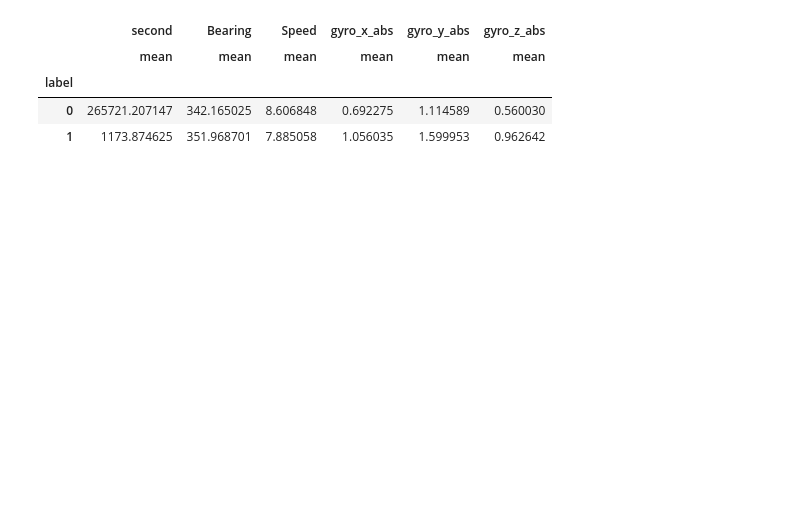
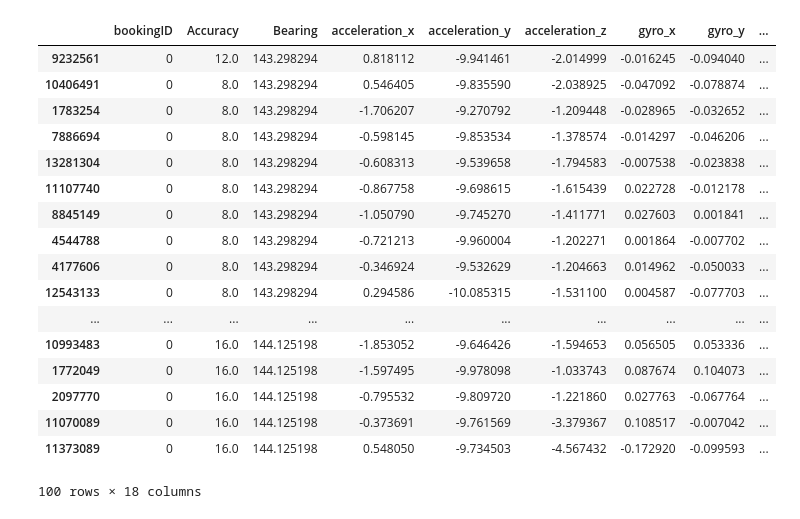
Before and after one commit to jtsw1990/grab-ai-safety, a Jupyter notebook: 1. Safety Challenge - Data reading.ipynb, the cells around one changed output. Drawn from its saved outputs; the diff is of its cells as text; code cells hidden in the pictures; blank space fills up the shorter version.

```diff
--- a/1. Safety Challenge - Data reading.ipynb
+++ b/1. Safety Challenge - Data reading.ipynb
@@ -90,8 +25,0 @@ plt.plot(booking_1_1["second"], booking_1_1["Speed"])
-# %%
-df["gyro_x_abs"] = np.abs(df["gyro_x"])
-df["gyro_y_abs"] = np.abs(df["gyro_y"])
-df["gyro_z_abs"] = np.abs(df["gyro_z"])
-
-df["acceleration_x_abs"] = np.abs(df["acceleration_x"])
-df["acceleration_y_abs"] = np.abs(df["acceleration_y"])
-df["acceleration_z_abs"] = np.abs(df["acceleration_z"])
@@ -97,0 +35,4 @@ df["acceleration_z_abs"] = np.abs(df["acceleration_z"])
+# %%
+df["max_acceleration"] = df[["acceleration_x", "acceleration_y", "acceleration_z"]].max(axis=1)
+df["max_gyro"] = df[["gyro_x", "gyro_y", "gyro_z"]].max(axis=1)
+df["Speed_abs"] = np.abs(df["Speed"])
@@ -97,0 +48,8 @@ df["acceleration_z_abs"] = np.abs(df["acceleration_z"])
+# %%
+df_sorted = df.sort_values(["bookingID", "second"])
+df_sorted["time_diffs"] = df_sorted["second"].diff()
+df_sorted["Bearing_diffs"] = df_sorted["Bearing"].diff()
+mask = df_sorted["bookingID"] != df_sorted["bookingID"].shift(1)
+df_sorted["time_diffs"][mask] = 0
+df_sorted["Bearing_diffs"][mask] = 0
+df_sorted["distance_covered"] = df_sorted["Speed_abs"] * df_sorted["time_diffs"]
@@ -98 +64,22 @@ df["acceleration_z_abs"] = np.abs(df["acceleration_z"])
+# %%
+df_sorted.head(100)
+# %% [output]
+|  | bookingID | Accuracy | Bearing | acceleration_x | acceleration_y | acceleration_z | gyro_x | gyro_y | ... |
+| 9232561 | 0 | 12.0 | 143.298294 | 0.818112 | -9.941461 | -2.014999 | -0.016245 | -0.094040 | ... |
+| 10406491 | 0 | 8.0 | 143.298294 | 0.546405 | -9.835590 | -2.038925 | -0.047092 | -0.078874 | ... |
+| 1783254 | 0 | 8.0 | 143.298294 | -1.706207 | -9.270792 | -1.209448 | -0.028965 | -0.032652 | ... |
+| 7886694 | 0 | 8.0 | 143.298294 | -0.598145 | -9.853534 | -1.378574 | -0.014297 | -0.046206 | ... |
+| 13281304 | 0 | 8.0 | 143.298294 | -0.608313 | -9.539658 | -1.794583 | -0.007538 | -0.023838 | ... |
+| 11107740 | 0 | 8.0 | 143.298294 | -0.867758 | -9.698615 | -1.615439 | 0.022728 | -0.012178 | ... |
+| 8845149 | 0 | 8.0 | 143.298294 | -1.050790 | -9.745270 | -1.411771 | 0.027603 | 0.001841 | ... |
+| 4544788 | 0 | 8.0 | 143.298294 | -0.721213 | -9.960004 | -1.202271 | 0.001864 | -0.007702 | ... |
+| 4177606 | 0 | 8.0 | 143.298294 | -0.346924 | -9.532629 | -1.204663 | 0.014962 | -0.050033 | ... |
+| 12543133 | 0 | 8.0 | 143.298294 | 0.294586 | -10.085315 | -1.531100 | 0.004587 | -0.077703 | ... |
+| ... | ... | ... | ... | ... | ... | ... | ... | ... | ... |
+| 10993483 | 0 | 16.0 | 144.125198 | -1.853052 | -9.646426 | -1.594653 | 0.056505 | 0.053336 | ... |
+| 1772049 | 0 | 16.0 | 144.125198 | -1.597495 | -9.978098 | -1.033743 | 0.087674 | 0.104073 | ... |
+| 2097770 | 0 | 16.0 | 144.125198 | -0.795532 | -9.809720 | -1.221860 | 0.027763 | -0.067764 | ... |
+| 11070089 | 0 | 16.0 | 144.125198 | -0.373691 | -9.761569 | -3.379367 | 0.108517 | -0.007042 | ... |
+| 11373089 | 0 | 16.0 | 144.125198 | 0.548050 | -9.734503 | -4.567432 | -0.172920 | -0.099593 | ... |
+100 rows × 18 columns
 # %%
@@ -109,9 +93 @@ df_id = df.groupby(["bookingID"]).agg({
 })
-# %%
-df_id
-# %% [output]
-|  | second | Bearing | Speed | gyro_x_abs | gyro_y_abs | gyro_z_abs |
-|  | mean | mean | mean | mean | mean | mean |
-| label |  |  |  |  |  |  |
-| 0 | 265721.207147 | 342.165025 | 8.606848 | 0.692275 | 1.114589 | 0.560030 |
-| 1 | 1173.874625 | 351.968701 | 7.885058 | 1.056035 | 1.599953 | 0.962642 |
```
Also changed, not shown: parts of 21 cells of this notebook, 4 other files.
